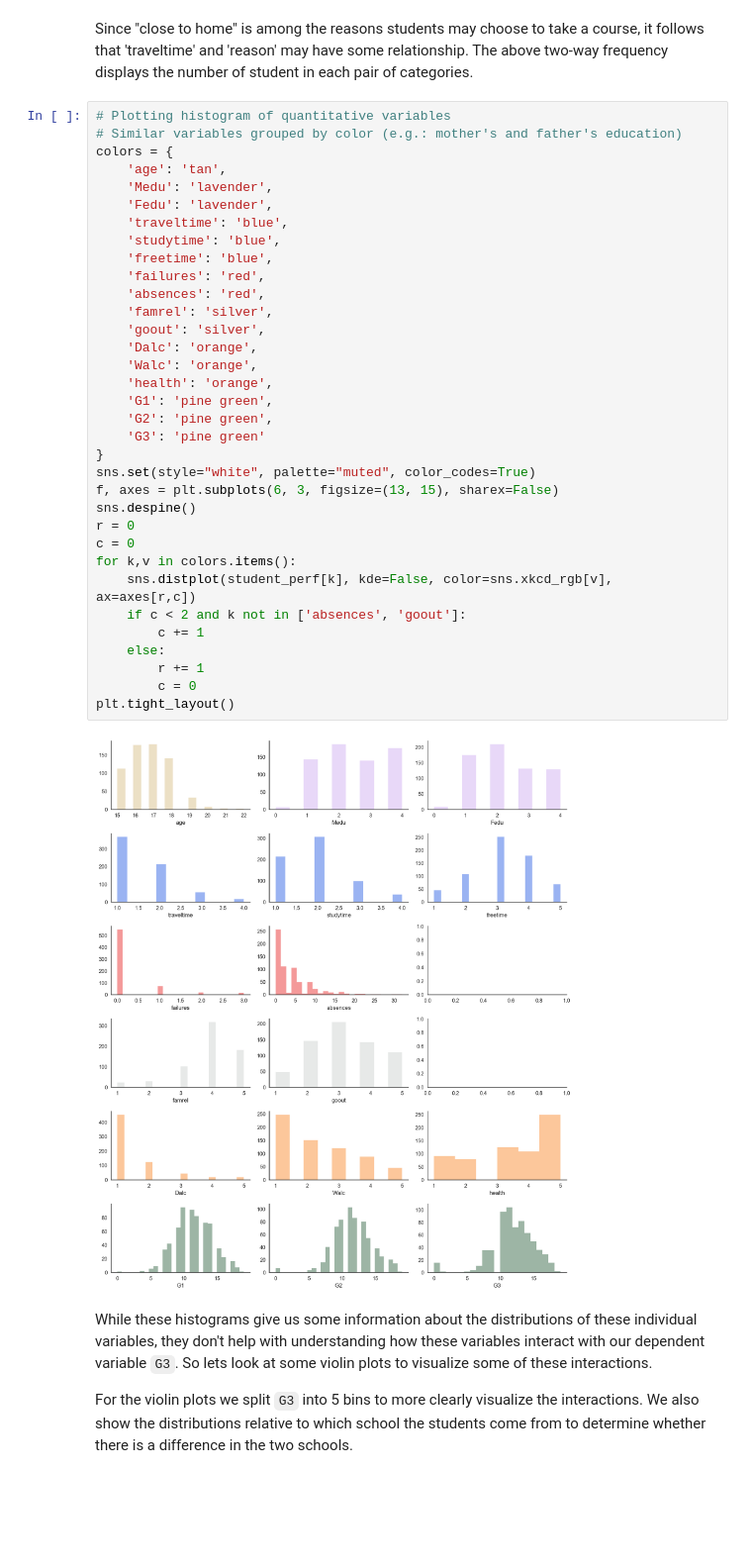
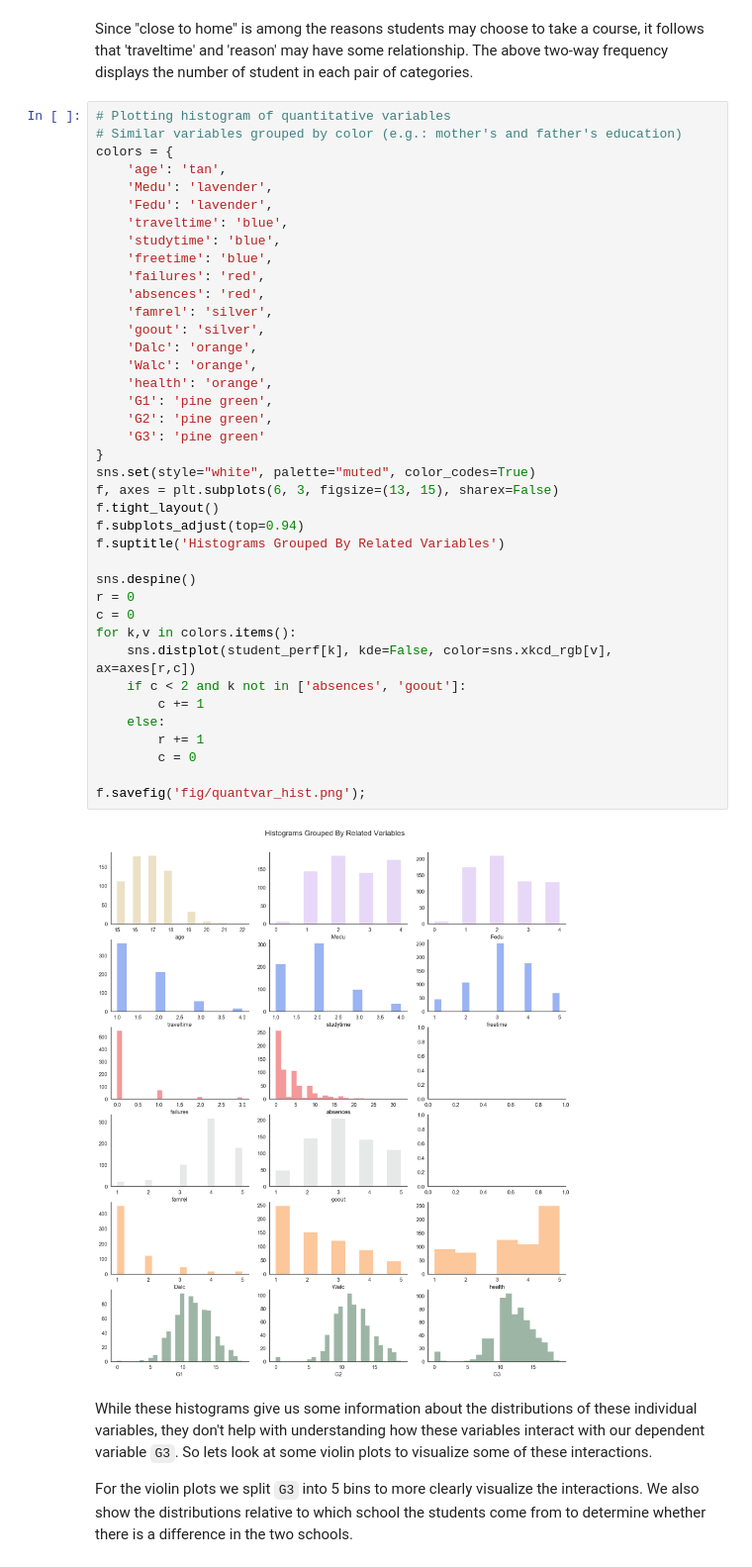
Before and after one commit to berkeley-stat159-f17/project-3-p2-ka-jo-ta, a Jupyter notebook: data_exploration.ipynb, the cells around one changed output. Shown at 99% size. Cells and saved outputs as stored; diff of their text form; blank space fills up the shorter version.

```diff
--- a/data_exploration.ipynb
+++ b/data_exploration.ipynb
@@ -134,35 +133,40 @@ colors = {
     'age': 'tan',
     'Medu': 'lavender',
     'Fedu': 'lavender',
     'traveltime': 'blue',
     'studytime': 'blue',
     'freetime': 'blue',
     'failures': 'red',
     'absences': 'red',
     'famrel': 'silver',
     'goout': 'silver',
     'Dalc': 'orange',
     'Walc': 'orange',
     'health': 'orange',
     'G1': 'pine green',
     'G2': 'pine green',
     'G3': 'pine green'
 }
 sns.set(style="white", palette="muted", color_codes=True)
 f, axes = plt.subplots(6, 3, figsize=(13, 15), sharex=False)
+f.tight_layout()
+f.subplots_adjust(top=0.94)
+f.suptitle('Histograms Grouped By Related Variables')
+
 sns.despine()
 r = 0
 c = 0
 for k,v in colors.items():
     sns.distplot(student_perf[k], kde=False, color=sns.xkcd_rgb[v], ax=axes[r,c])
     if c < 2 and k not in ['absences', 'goout']:
         c += 1
     else:
         r += 1
         c = 0
-plt.tight_layout()
+
+f.savefig('fig/quantvar_hist.png');
 # %% [output]
-[figure, old version]
+[figure, new version]
 # %% [markdown]
 While these histograms give us some information about the distributions of these individual variables, they don't help with understanding how these variables interact with our dependent variable `G3`. So lets look at some violin plots to visualize some of these interactions.
 
```
Also changed, not shown: parts of 2 cells of this notebook, 11 other files.
